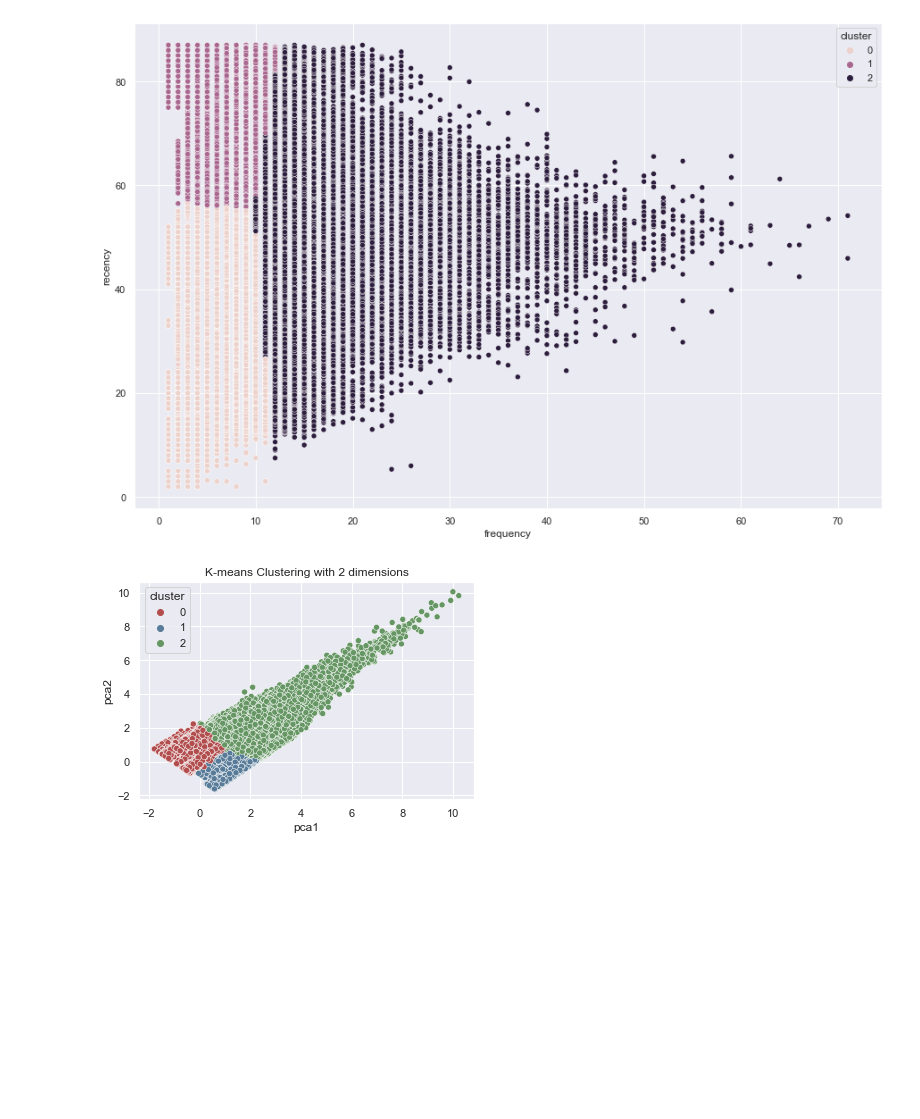
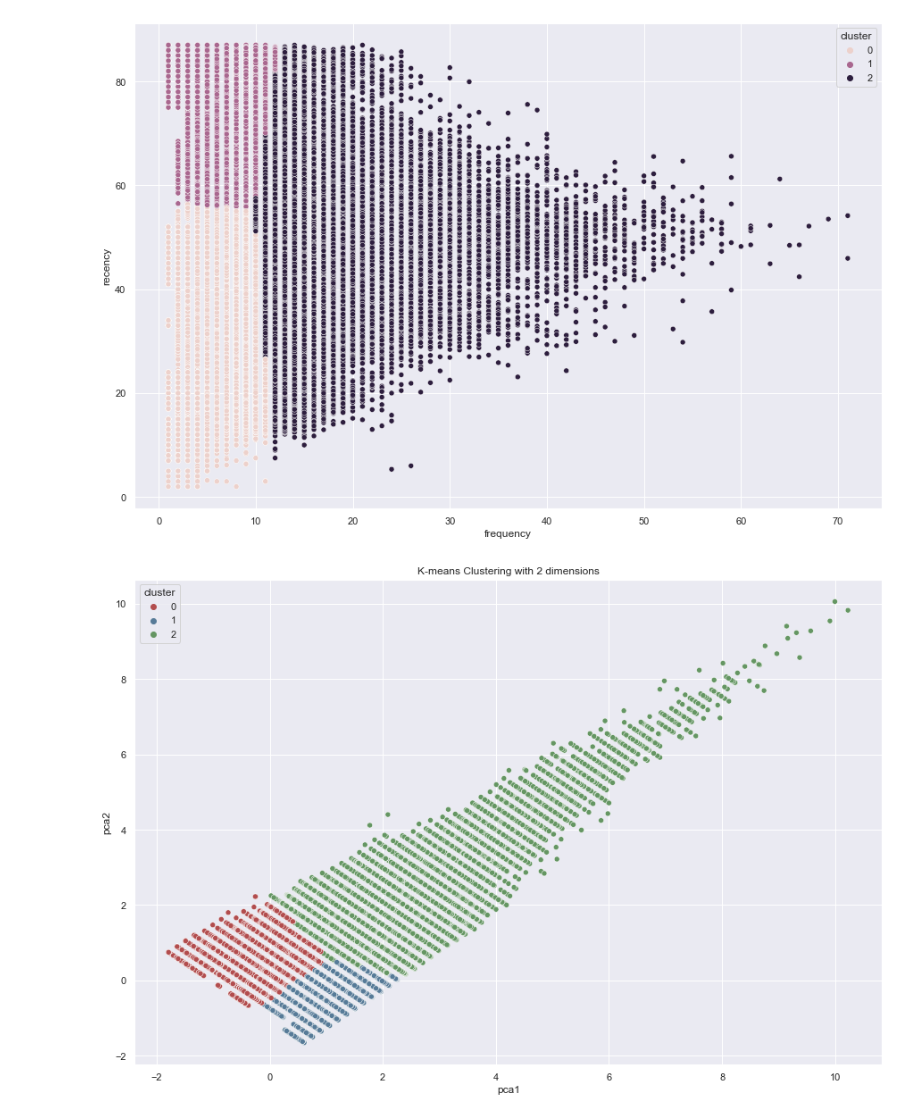
Before and after one commit to Hubert-Ayissi/ICP-Open, a Jupyter notebook: KMEANS _Finale.ipynb, the cells around one changed output. Saved outputs shown, nothing was run; the diff lists cells and outputs as text; code cells hidden in the pictures; blank space fills up the shorter version.

```diff
--- a/KMEANS _Finale.ipynb
+++ b/KMEANS _Finale.ipynb
@@ -617,14 +691,17 @@ def visualize(y_kmeans, data_scaled, n_clusters):
 
     cmap = sns.color_palette("Set1", n_colors = n_clusters, desat = .5)
 
+    plt.figure(figsize=(15,10))
+
     sns.scatterplot(x = 'pca1', y = 'pca2', hue = 'cluster', data = results, palette = cmap, legend = True)
     plt.title('K-means Clustering with 2 dimensions')
     plt.show();
 # %%
 # visualising the pattern of the clusters
 # We use the PCA here only for visualisation purposes
+n_clusters = 3
 visualize(y_kmeans, data_encoded_scaled, n_clusters=n_clusters)
 
 # the clusters more spread out have more variability
 # %% [output]
-[figure, old version]
+[figure, new version]
```
Also changed, not shown: parts of 36 cells of this notebook.
